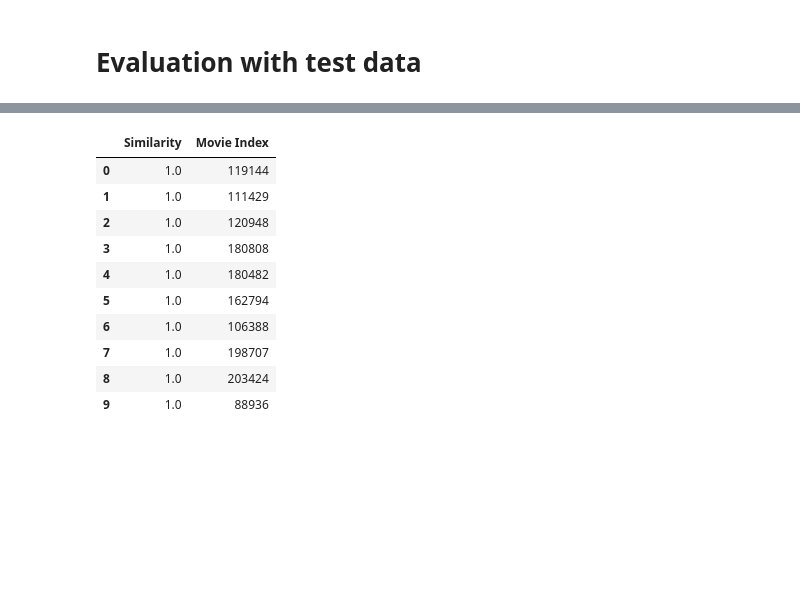
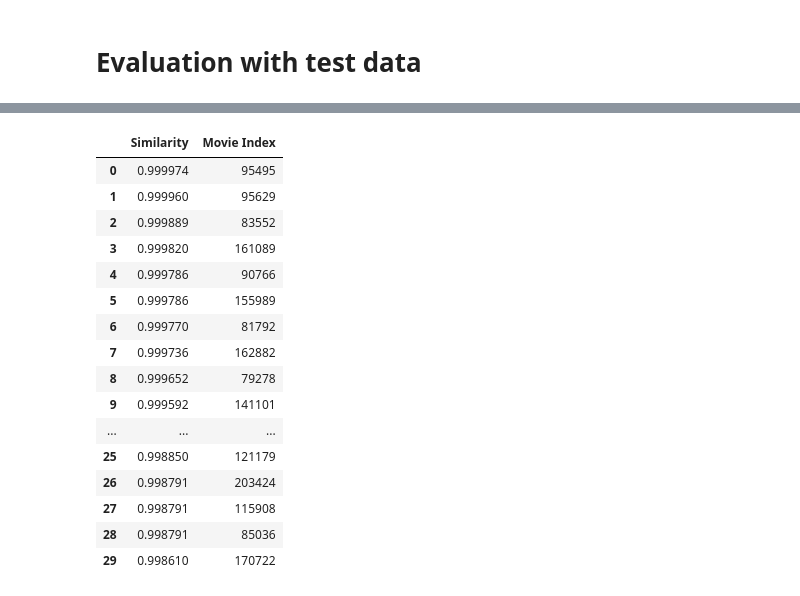
Before and after one commit to Kim-Dong-Jun99/ReDial_RecommendationSystem, a Jupyter notebook: code/main_colab.ipynb, the cells around one changed output, grey strips where cells are left out. Cells and saved outputs as stored; diff of their text form; code cells hidden in the pictures; blank space fills up the shorter version.

```diff
--- a/code/main_colab.ipynb
+++ b/code/main_colab.ipynb
@@ -131,6 +133,11 @@ def load_data(path):
     mention_dataframe = pd.read_csv(f"{path}/movies_with_mentions.csv")
 
     return train_data, test_data, mention_dataframe
+
+def predict_rating(grouped_arr, word_sim_arr):
+    ratings_pred = grouped_arr.dot(word_sim_arr) / np.array([np.abs(word_sim_arr).sum(axis=1)])
+    return ratings_pred
+
 
 
 class RedialParser:
@@ -334,22 +341,41 @@ class RedialParser:
         tfidf_df = tfidf.fit_transform(self.dialog_df['dialog'])
 
         return tfidf_df.toarray(), tfidf.get_feature_names_out()
+
     def create_evaluation_matrix(self):
         result = []
         for dialog in self.train:
           for respondent in dialog['respondentQuestions']:
             result.append([respondent,
-                        dialog['respondentQuestions'][respondent]['suggested'],
-                        dialog['respondentQuestions'][respondent]['seen'],
-                        dialog['respondentQuestions'][respondent]['liked']])
+                        float(dialog['respondentQuestions'][respondent]['suggested']+dialog['respondentQuestions'][respondent]['seen']),
+                        float(dialog['respondentQuestions'][respondent]['seen']),
+                        float(dialog['respondentQuestions'][respondent]['suggested']+dialog['respondentQuestions'][respondent]['seen']+dialog['respondentQuestions'][respondent]['liked'])])
           for intq in dialog['initiatorQuestions']:
             result.append([intq,
-                       dialog['initiatorQuestions'][intq]['suggested'],
-                       dialog['initiatorQuestions'][intq]['seen'],
-                       dialog['initiatorQuestions'][intq]['liked']])
+                       float(dialog['initiatorQuestions'][intq]['suggested']+dialog['initiatorQuestions'][intq]['seen']),
+                       float(dialog['initiatorQuestions'][intq]['seen']),
+                       float(dialog['initiatorQuestions'][intq]['suggested']+dialog['initiatorQuestions'][intq]['seen']+dialog['initiatorQuestions'][intq]['liked'])])
 
+        test_data = pd.DataFrame(result, columns=["movie_id","suggested","seen","liked"] )
+        print(test_data.values[0])
+        grouped_data = test_data.groupby('movie_id').mean()
+        scaler = StandardScaler()
+        grouped_data = pd.DataFrame(scaler.fit_transform(grouped_data), columns = ["suggested","seen","liked"])
+        print(grouped_data.values[0])
+        reformat = []
+        for data in grouped_data.values:
+          reformat.append([data[0]*data[1], data[1], data[1]*data[2]])
 
-        return pd.DataFrame(result, columns=["movie_id","suggested","seen","liked"] )
+        test_grouped = pd.DataFrame(reformat, columns= ["suggested","seen","liked"], index = grouped_data.index)
+
+        eval_sim = cosine_similarity(test_grouped, test_grouped)
+        test_sim = pd.DataFrame(eval_sim, index = test_grouped.index, columns=test_grouped.index)
+
+        test_pred = predict_rating(test_grouped.transpose().values, test_sim.values)
+        test_pred = pd.DataFrame(test_pred, index = test_grouped.transpose().index, columns=test_grouped.transpose().columns)
+        test_data = test_pred.transpose()
+
+        return test_data
 
 
     def similarity(X, Y):
@@ -646,14 +630,20 @@ test_data
 # %%
-pd.DataFrame(recommend(test_data.values,'80067',10), columns=['Similarity', 'Movie Index'])
+pd.DataFrame(recommend(test_df.values,'80067',30), columns=['Similarity', 'Movie Index'])
 # %% [output]
 |  | Similarity | Movie Index |
-| 0 | 1.0 | 119144 |
-| 1 | 1.0 | 111429 |
-| 2 | 1.0 | 120948 |
-| 3 | 1.0 | 180808 |
-| 4 | 1.0 | 180482 |
-| 5 | 1.0 | 162794 |
-| 6 | 1.0 | 106388 |
-| 7 | 1.0 | 198707 |
-| 8 | 1.0 | 203424 |
-| 9 | 1.0 | 88936 |
+| 0 | 0.999974 | 95495 |
+| 1 | 0.999960 | 95629 |
+| 2 | 0.999889 | 83552 |
+| 3 | 0.999820 | 161089 |
+| 4 | 0.999786 | 90766 |
+| 5 | 0.999786 | 155989 |
+| 6 | 0.999770 | 81792 |
+| 7 | 0.999736 | 162882 |
+| 8 | 0.999652 | 79278 |
+| 9 | 0.999592 | 141101 |
+| ... | ... | ... |
+| 25 | 0.998850 | 121179 |
+| 26 | 0.998791 | 203424 |
+| 27 | 0.998791 | 115908 |
+| 28 | 0.998791 | 85036 |
+| 29 | 0.998610 | 170722 |
```
Also changed, not shown: parts of 8 cells of this notebook.
